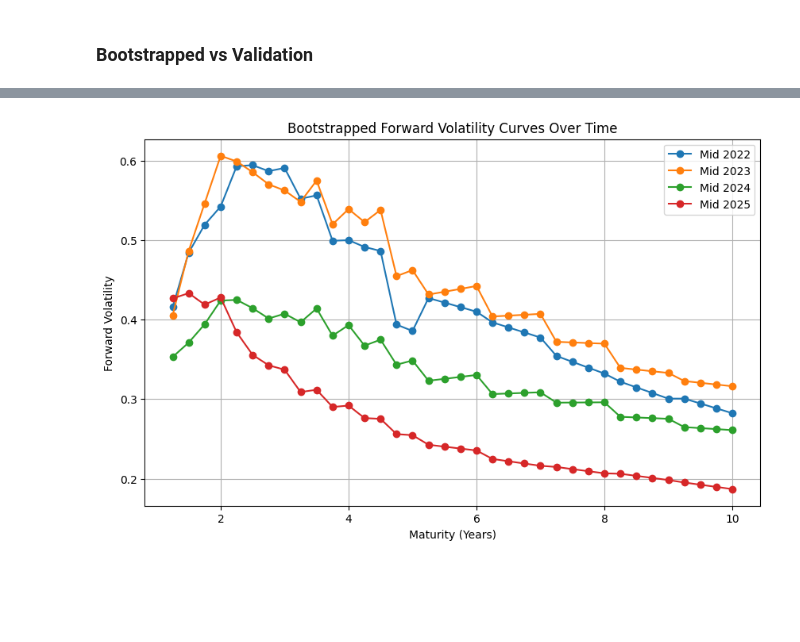
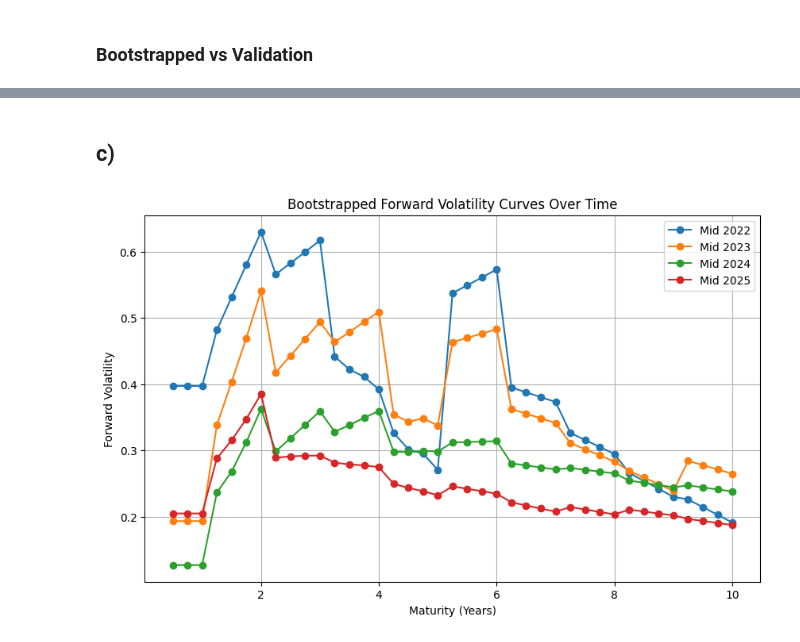
Before and after one commit to y3y-tech/Forward_Volatility_From_SOFR_Cap, a Jupyter notebook: Q1.ipynb, the cells around one changed output, grey strips where cells are left out. Drawn from its saved outputs; the diff is of its cells as text; code cells hidden in the pictures; blank space fills up the shorter version.

```diff
--- a/Q1.ipynb
+++ b/Q1.ipynb
@@ -215,20 +218,0 @@ dtype: float64
-# %%
-for maturity in [2.0]:
-    flat_vol = quarterly_vols.loc[maturity]
-    K = quarterly_swaps.loc[maturity]
-    caplet_maturities = np.arange(0.5, maturity + 0.25, 0.25)
-
-    print(f"Cap maturity={maturity}, flat_vol={flat_vol:.4f}, K={K:.4f}")
-    total = 0
-    for T in caplet_maturities:
-        T = round(T, 2)
-        T_expiry = round(T - 0.25, 2)
-        F = forward_rates.get((T_expiry, T), np.nan)
-        D = discount_factors.get(T, np.nan)
-
-        d1 = (np.log(F/K) + 0.5 * flat_vol**2 * T_expiry) / (flat_vol * np.sqrt(T_expiry))
-        d2 = d1 - flat_vol * np.sqrt(T_expiry)
-        cp = D * (F * norm.cdf(d1) - K * norm.cdf(d2)) * 0.25
-        total += cp
-        print(f"  T={T}, T_expiry={T_expiry}, F={F:.4f}, K={K:.4f}, D={D:.4f}, d1={d1:.4f}, d2={d2:.4f}, cp={cp:.6f}")
-    print(f"  Total 2Y cap price: {total:.6f}")
@@ -456,34 +454,57 @@ plt.show()
+# %% [markdown]
+## c)
 # %%
 def bootstrapping(cap_vols, SOFR_swaps):
-    black_vols = cap_vols / 10000 / SOFR_swaps
-    black_vols = black_vols.drop(index=0.25)
 
-    quarterly_vols = pd.Series(index = np.arange(0.5, 10.25, 0.25))
-    quarterly_vols.loc[black_vols.index] = black_vols.values
-    quarterly_vols = quarterly_vols.interpolate(method='index')
-    quarterly_swaps = pd.Series(index = np.arange(0.25, 10.25, 0.25))
+    quarterly_swaps = pd.Series(index=np.arange(0.25, 10.25, 0.25), dtype=float)
     quarterly_swaps.loc[SOFR_swaps.index] = SOFR_swaps.values
     quarterly_swaps = quarterly_swaps.interpolate(method='index')
 
+    # ── Step 2: Bootstrap discount factors ───────────────────────────────────────
+    # SOFR swaps are annually compounded → convert to quarterly equivalent coupon
+    # c = (1+R)^0.25 - 1  is the correct per-period coupon for a quarterly swap
     discount_factors = {}
 
-    for T in sorted(quarterly_swaps.keys()):  # T = 0.25, 0.50, 0.75, 1.00, ...
+    for T in sorted(quarterly_swaps.index):
         R = quarterly_swaps[T]
-        known_sum = sum(discount_factors[t] * 0.25 for t in discount_factors)
-        discount_factors[T] = (1 - R * known_sum) / (1 + R * 0.25)
+        c = (1 + R) ** 0.25 - 1          # quarterly coupon from annual compound rate
 
+        known_sum = sum(discount_factors[t] * c for t in discount_factors)
+        discount_factors[T] = (1 - known_sum) / (1 + c)
+
+    discount_factors = pd.Series(discount_factors)
+
+    # ── Step 3: Bootstrap simple forward rates ───────────────────────────────────
+    # Simple rate convention: F = (DF_prev/DF_curr - 1) / dt
+    # This is consistent with Black's formula for caplets
     forward_rates = {}
-    tenors = sorted(discount_factors.keys())
+    tenors = sorted(discount_factors.index)
 
     for i in range(1, len(tenors)):
-        T_prev = tenors[i-1]
+        T_prev = tenors[i - 1]
         T_curr = tenors[i]
+        dt = T_curr - T_prev              # = 0.25 throughout
         forward_rates[(T_prev, T_curr)] = (
-            np.log(discount_factors[T_prev]) - np.log(discount_factors[T_curr])
-        ) / 0.25
+            discount_factors[T_prev] / discount_factors[T_curr] - 1
+        ) / dt
 
-    discount_factors = pd.Series(discount_factors)
     forward_rates = pd.Series(forward_rates)
+
+    # ── Step 4: Convert strikes to simple rate convention ────────────────────────
+    # Must match the convention of forward_rates before passing to Black's formula
+    K_simple = quarterly_swaps.copy()
+    K_simple = ((1 + K_simple) ** 0.25 - 1) / 0.25
+
+    black_vols = {}
+    for maturity in cap_vols.index:
+        normal_vol = cap_vols[maturity] / 10000
+        T_prev = round(maturity - 0.25, 2)
+        F = forward_rates.get((T_prev, maturity), np.nan)  # forward ending at cap maturity
+        black_vols[maturity] = normal_vol / F
+
+    quarterly_vols = pd.Series(index = np.arange(0.5, 10.25, 0.25))
+    quarterly_vols.loc[black_vols.keys()] = pd.Series(black_vols)
+    quarterly_vols = quarterly_vols.interpolate(method='index')
 
     cap_prices = {}
 
@@ -491,7 +512,7 @@ def bootstrapping(cap_vols, SOFR_swaps):
         flat_vol = quarterly_vols.loc[maturity]
         caplet_maturities = np.arange(0.5, maturity + 0.25, 0.25)
         caplet_prices = []
-        K = quarterly_swaps.loc[maturity]
+        K = K_simple.loc[maturity]
         for T in caplet_maturities:
             T_expiry = T - 0.25
             forward_rate = forward_rates.get((T - 0.25, T), np.nan)
@@ -499,39 +520,40 @@ def bootstrapping(cap_vols, SOFR_swaps):
 
             if np.isnan(forward_rate) or np.isnan(discount_rate):
                 break
-
 
             d_1 = (np.log(forward_rate / K) + 0.5 * flat_vol**2 * (T_expiry)) / (flat_vol * np.sqrt(T_expiry))
             d_2 = d_1 - flat_vol * np.sqrt(T_expiry)
 
             caplet_price = discount_rate * (forward_rate * norm.cdf(d_1) - K * norm.cdf(d_2)) * 0.25
             caplet_prices.append(caplet_price)
 
         cap_prices[maturity] = sum(caplet_prices)
 
     cap_prices = pd.Series(cap_prices)
 
+    caplet_prices = cap_prices.diff().dropna()
 
-    forward_vols = bootstrap_forward_vols(cap_prices, forward_rates, discount_factors, quarterly_swaps)
+
+    forward_vols = bootstrap_forward_vols(cap_prices, forward_rates, discount_factors, K_simple, quarterly_vols)
 
     return forward_vols
 
 
 mid_2022 = bootstrapping(cap_vols = cap_data.loc['2022-06-30'], SOFR_swaps = sofr_data.loc['2022-06-30'])
 mid_2023 = bootstrapping(cap_vols = cap_data.loc['2023-06-30'], SOFR_swaps = sofr_data.loc['2023-06-30'])
 mid_2024 = bootstrapping(cap_vols = cap_data.loc['2024-06-28'], SOFR_swaps = sofr_data.loc['2024-06-28'])
 mid_2025 = bootstrapping(cap_vols = cap_data.loc['2025-06-30'], SOFR_swaps = sofr_data.loc['2025-06-30'])
 
 plt.figure(figsize=(10, 6))
 plt.plot(mid_2022.index, mid_2022.values, label='Mid 2022', marker='o')
 plt.plot(mid_2023.index, mid_2023.values, label='Mid 2023', marker='o')
 plt.plot(mid_2024.index, mid_2024.values, label='Mid 2024', marker='o')
 plt.plot(mid_2025.index, mid_2025.values, label='Mid 2025', marker='o')
 plt.xlabel('Maturity (Years)')
 plt.ylabel('Forward Volatility')
 plt.title('Bootstrapped Forward Volatility Curves Over Time')
 plt.legend()
 plt.grid()
 plt.show()
 # %% [output]
-[figure, old version]
+[figure, new version]
```
Also changed, not shown: parts of 15 cells of this notebook, 1 other file.
